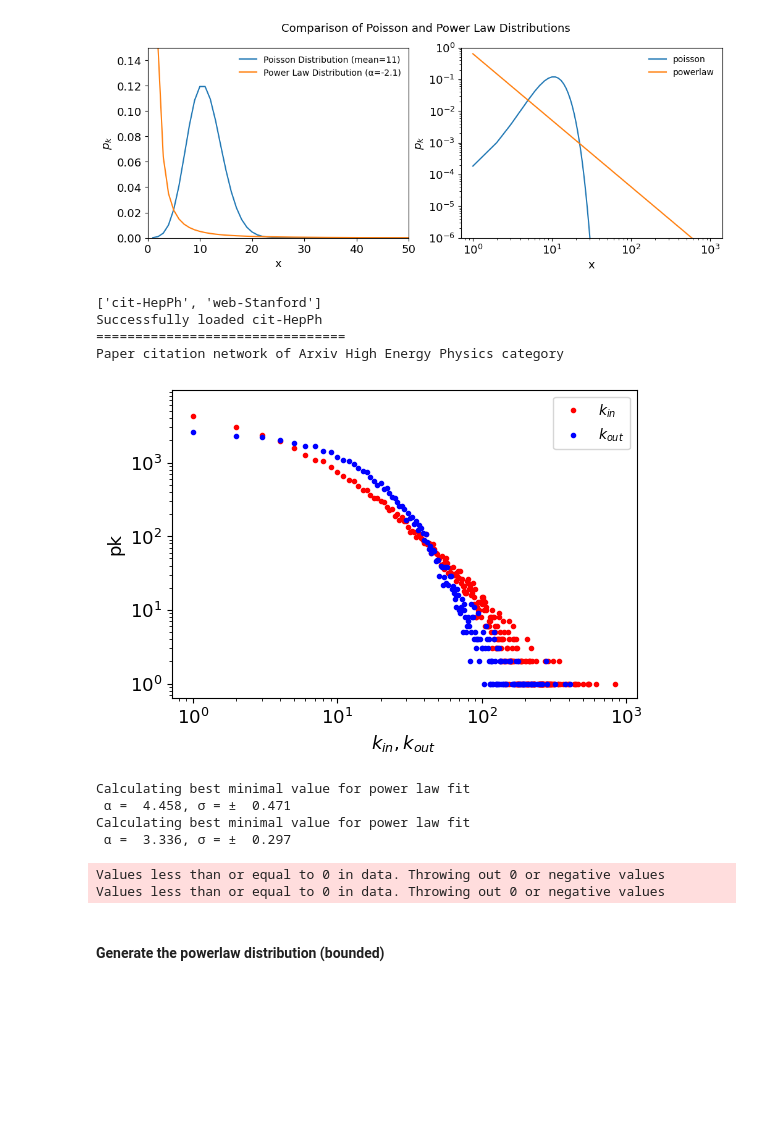
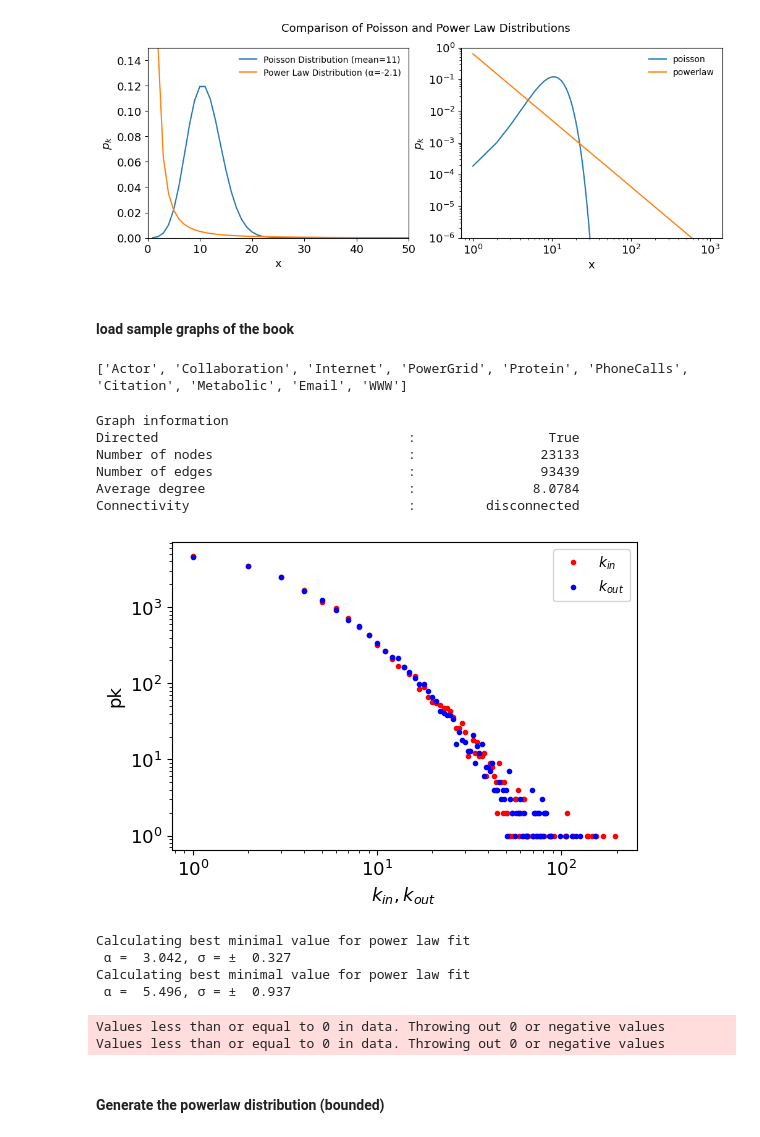
Before and after one commit to Ziaeemehr/netsci, a Jupyter notebook: examples/chap_04.ipynb, the cells around one changed output. Saved outputs shown, nothing was run; the diff lists cells and outputs as text; code cells hidden in the pictures; blank space fills up the shorter version.

Commit message:
add loading sample graphs of the book.

```diff
--- a/examples/chap_04.ipynb
+++ b/examples/chap_04.ipynb
@@ -64,37 +64,43 @@ ax[1].set_ylabel(r'$p_k$')
 ax[1].legend(frameon=False);
 # %% [output]
 [figure]
+# %% [markdown]
+#### load sample graphs of the book
 # %%
-from netsci.utils import show_sample_graphs, load_sample_graph
+from netsci.utils import list_sample_graphs, load_sample_graph
+from netsci.analysis import graph_info
 
-nets = list(show_sample_graphs().keys())
+nets = list(list_sample_graphs().keys())
 print(nets)
-G_cit = load_sample_graph(nets[0])
 # %% [output]
-['cit-HepPh', 'web-Stanford']
-Successfully loaded cit-HepPh
-================================
-Paper citation network of Arxiv High Energy Physics category
+['Actor', 'Collaboration', 'Internet', 'PowerGrid', 'Protein', 'PhoneCalls', 'Citation', 'Metabolic', 'Email', 'WWW']
 # %%
 from collections import Counter
 from scipy.stats import poisson
-
-in_degrees = list(dict(G_cit.in_degree()).values())
-out_degrees = list(dict(G_cit.out_degree()).values())
+G_collab = load_sample_graph("Collaboration")
+graph_info(G_collab, quick=True)
+in_degrees = list(dict(G_collab.in_degree()).values())
+out_degrees = list(dict(G_collab.out_degree()).values())
 in_degree_count = Counter(in_degrees)
 out_degree_count = Counter(out_degrees)
 
 k_in, pk_in = zip(*in_degree_count.items())
 k_out, pk_out = zip(*out_degree_count.items())
 
 plt.figure(figsize=(6,4))
 plt.loglog(k_in, pk_in, 'r.', label=r"$k_{in}$")
 plt.loglog(k_out, pk_out, 'b.', label=r"$k_{out}$")
 plt.legend(frameon=1)
 plt.xlabel(r"$k_{in}, k_{out}$")
 plt.ylabel("pk");
 # %% [output]
+Graph information
+Directed                                :                 True
+Number of nodes                         :                23133
+Number of edges                         :                93439
+Average degree                          :               8.0784
+Connectivity                            :         disconnected
-[figure, old version]
+[figure, new version]
 # %%
 # find the exponent by fitting a power law by powerlaw package
 import powerlaw
@@ -104,9 +110,9 @@ for x in [k_in, k_out]:
     print(f" α = {fit.power_law.alpha:6.3f}, σ = ± {fit.power_law.sigma:6.3f}") # the exponent
 # %% [output]
 Calculating best minimal value for power law fit
- α =  4.458, σ = ±  0.471
+ α =  3.042, σ = ±  0.327
 Calculating best minimal value for power law fit
- α =  3.336, σ = ±  0.297
+ α =  5.496, σ = ±  0.937
 Values less than or equal to 0 in data. Throwing out 0 or negative values
 Values less than or equal to 0 in data. Throwing out 0 or negative values
 # %% [markdown]
```
Also changed, not shown: 4 other files.
